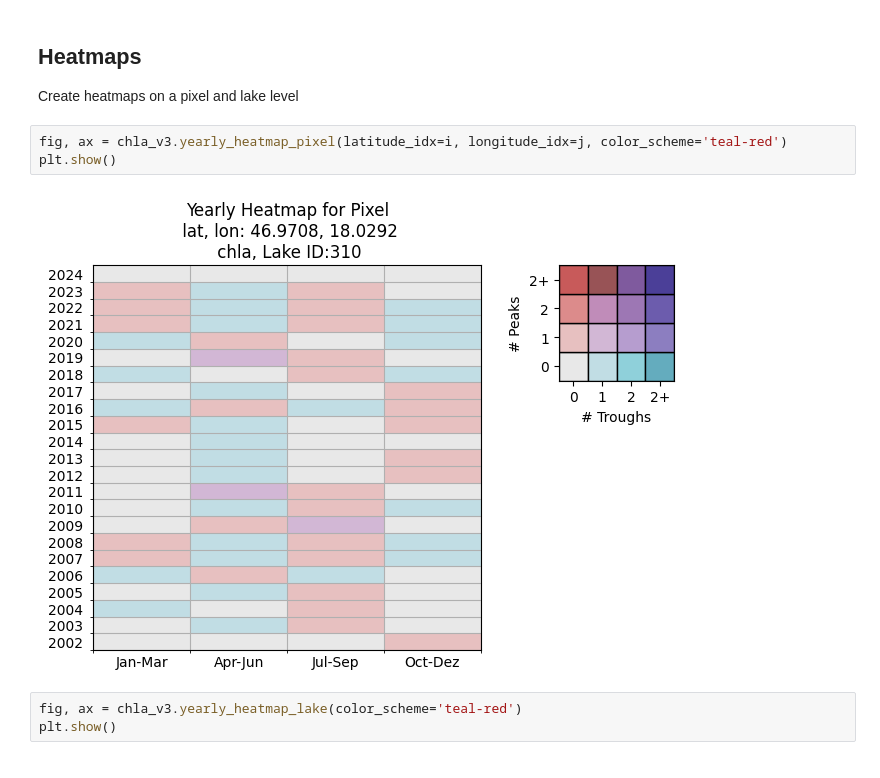
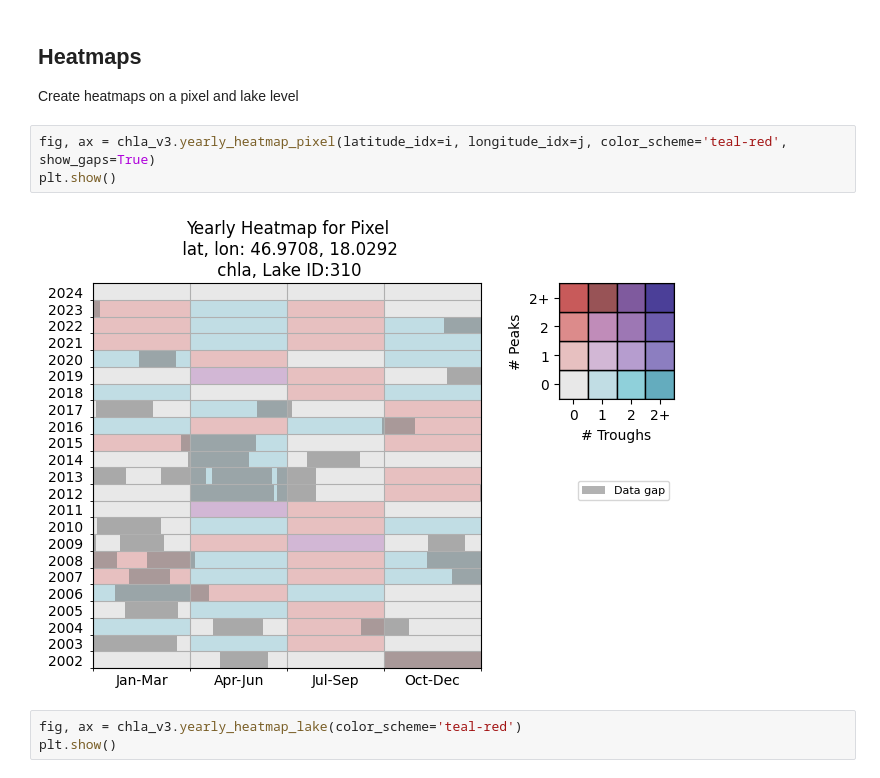
Before and after one commit to eawag-surface-waters-research/cci-cyano-production, a Jupyter notebook: notebooks/example_plotting.ipynb, the cells around one changed output. Saved outputs shown, nothing was run; the diff lists cells and outputs as text.

Commit message:
added example usage for heatmap with data gap

```diff
--- a/notebooks/example_plotting.ipynb
+++ b/notebooks/example_plotting.ipynb
@@ -244,10 +244,10 @@ chla_v3.single_day_map(manual_date)
 ## Heatmaps
 Create heatmaps on a pixel and lake level
 # %%
-fig, ax = chla_v3.yearly_heatmap_pixel(latitude_idx=i, longitude_idx=j, color_scheme='teal-red')
+fig, ax = chla_v3.yearly_heatmap_pixel(latitude_idx=i, longitude_idx=j, color_scheme='teal-red', show_gaps=True)
 plt.show()
 # %% [output]
-[figure, old version]
+[figure, new version]
 # %%
 fig, ax = chla_v3.yearly_heatmap_lake(color_scheme='teal-red')
 plt.show()
```
